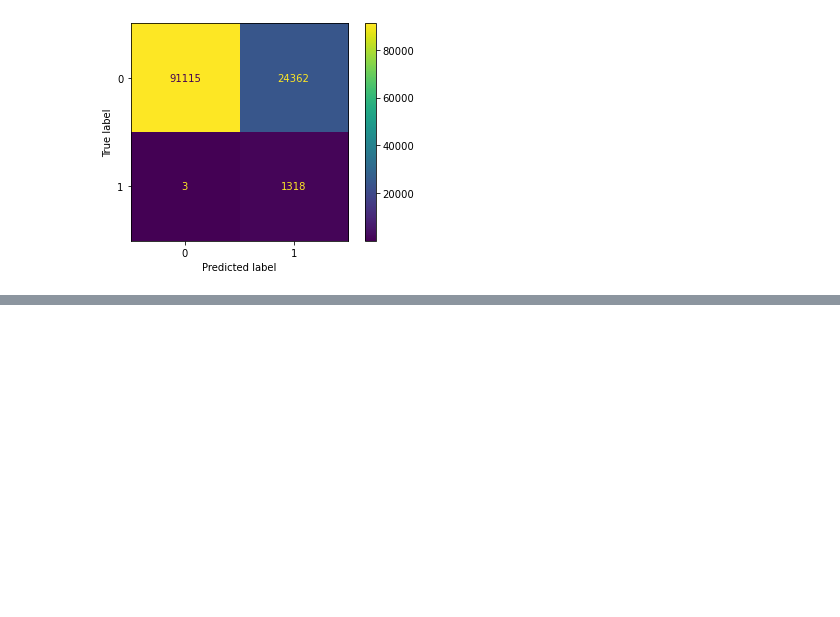
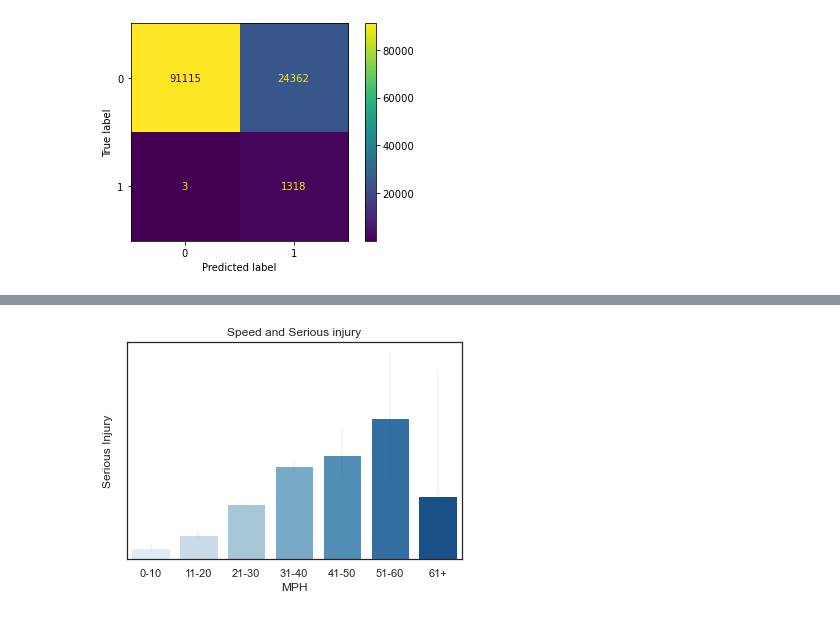
Before and after one commit to ClayHunn/Phase3Project, a Jupyter notebook: Final.ipynb, the cells around one changed output, grey strips where cells are left out. Saved outputs shown, nothing was run; the diff lists cells and outputs as text; code cells hidden in the pictures; blank space fills up the shorter version.

```diff
--- a/Final.ipynb
+++ b/Final.ipynb
@@ -713,0 +671,17 @@ Testing F1-Score:  0.09762601385133884
+# %%
+sns.set_theme(style="white", palette='Blues')
+
+sns.color_palette("Blues", as_cmap=True)
+
+bar = sns.barplot(
+    data=df_main, x="POSTED_SPEED_LIMIT", y="FATAL/INCAPACITATING_INJURY",
+    order=['0 to 10 mph', '11 to 20mph', '21 to 30mph', '31 to 40mph', '41 to 50mph', '51 to 60mph', '61mph and over'],
+    errwidth= .1,
+    palette='Blues'
+)
+bar.set(xlabel='MPH', ylabel='Serious Injury', title='Speed and Serious injury')
+bar.set(xticklabels=['0-10', '11-20', '21-30', '31-40', '41-50', '51-60', '61+'])
+bar.set(yticklabels=[])
+ax.set_xlim(-.5, 6.5);
+# %% [output]
+[figure, added]
```
Also changed, not shown: parts of 32 cells of this notebook.
